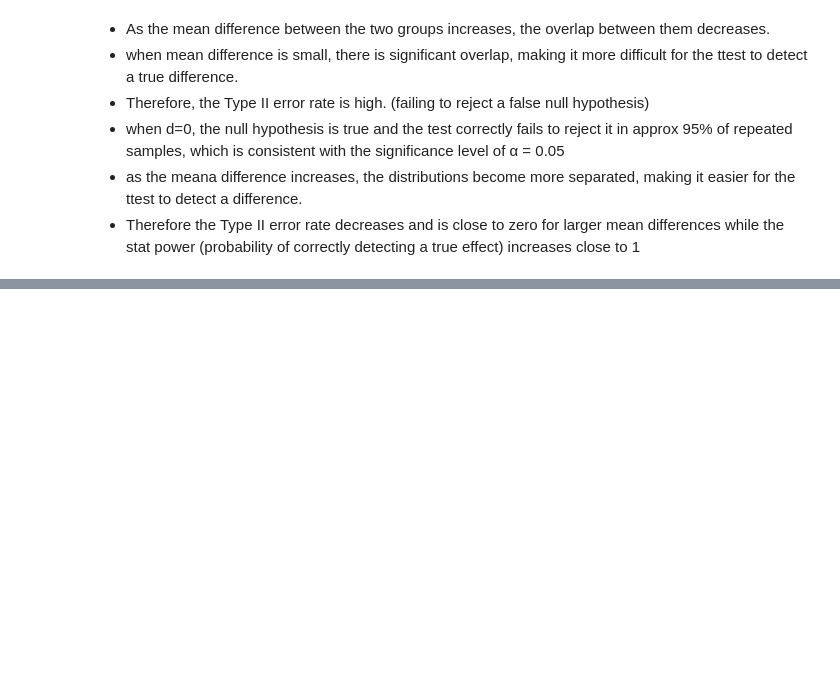
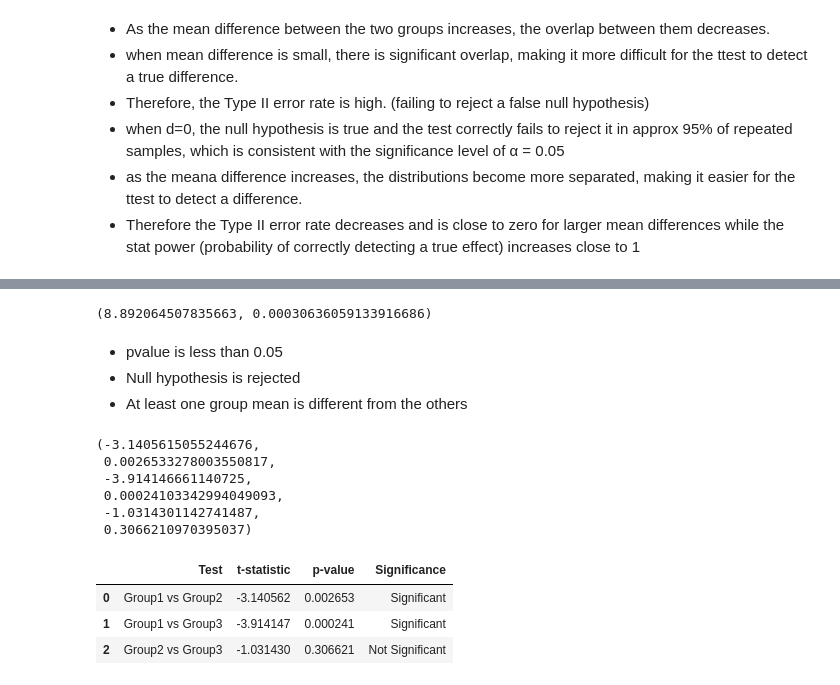
Before and after one commit to lryan30/applied_statistics, a Jupyter notebook: problems.ipynb, the cells around one changed output, grey strips where cells are left out. Drawn from its saved outputs; the diff is of its cells as text; code cells hidden in the pictures; blank space fills up the shorter version.

```diff
--- a/problems.ipynb
+++ b/problems.ipynb
@@ -354,0 +394,54 @@ Generate three independent samples, each of size 30, from normal distributions w
+# %%
+# generate three independent samples.
+
+group1 = np.random.normal(0.0, 1, 30)
+group2 = np.random.normal(0.5, 1, 30)
+group3 = np.random.normal(1.0, 1, 30)
+# %%
+# one-way Anova
+fstat, pvalue = stats.f_oneway(group1, group2, group3)
+fstat, pvalue
+# %% [output]
+(8.892064507835663, 0.00030636059133916686)
+# %% [markdown]
+-   pvalue is less than 0.05
+-   Null hypothesis is rejected
+-   At least one group mean is different from the others
+# %%
+# three independent two-sample t-tests.
+tstatA, pvalueA = stats.ttest_ind(group1, group2)
+tstatB, pvalueB = stats.ttest_ind(group1, group3)
+tstatC, pvalueC = stats.ttest_ind(group2, group3)
+
+# results
+tstatA, pvalueA, tstatB, pvalueB, tstatC, pvalueC
+# %% [output]
+(-3.1405615055244676,
+ 0.0026533278003550817,
+ -3.914146661140725,
+ 0.00024103342994049093,
+ -1.0314301142741487,
+ 0.3066210970395037)
+# %%
+# table
+
+table = pd.DataFrame({
+    'Test': ['Group1 vs Group2', 'Group1 vs Group3', 'Group2 vs Group3'],
+    't-statistic': [tstatA, tstatB, tstatC],
+    'p-value': [pvalueA, pvalueB, pvalueC]
+})
+table
+
+significance = []
+for p in table['p-value']:
+    if p < 0.05:
+        significance.append('Significant')
+    else:
+        significance.append('Not Significant')
+table['Significance'] = significance
+table
+# %% [output]
+|  | Test | t-statistic | p-value | Significance |
+| 0 | Group1 vs Group2 | -3.140562 | 0.002653 | Significant |
+| 1 | Group1 vs Group3 | -3.914147 | 0.000241 | Significant |
+| 2 | Group2 vs Group3 | -1.031430 | 0.306621 | Not Significant |
```
Also changed, not shown: parts of 15 cells of this notebook.
